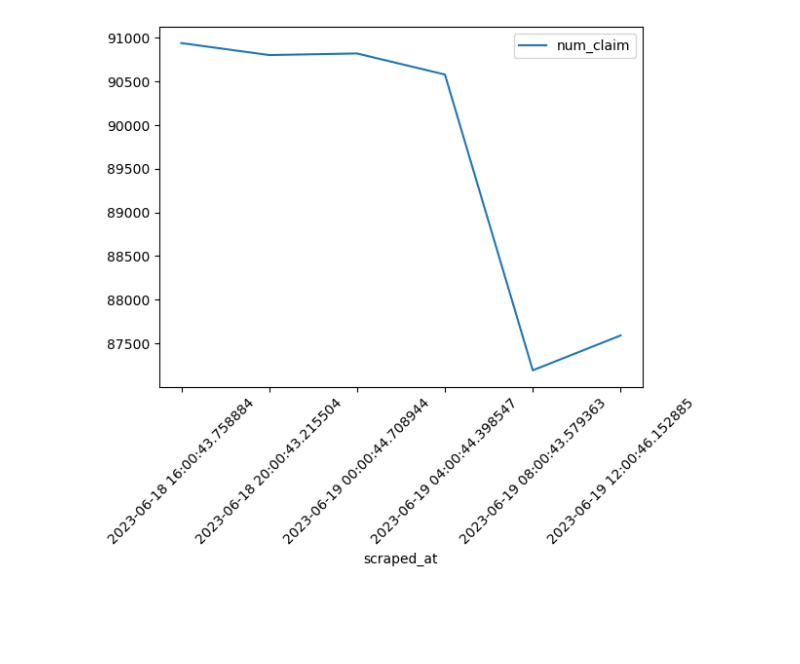
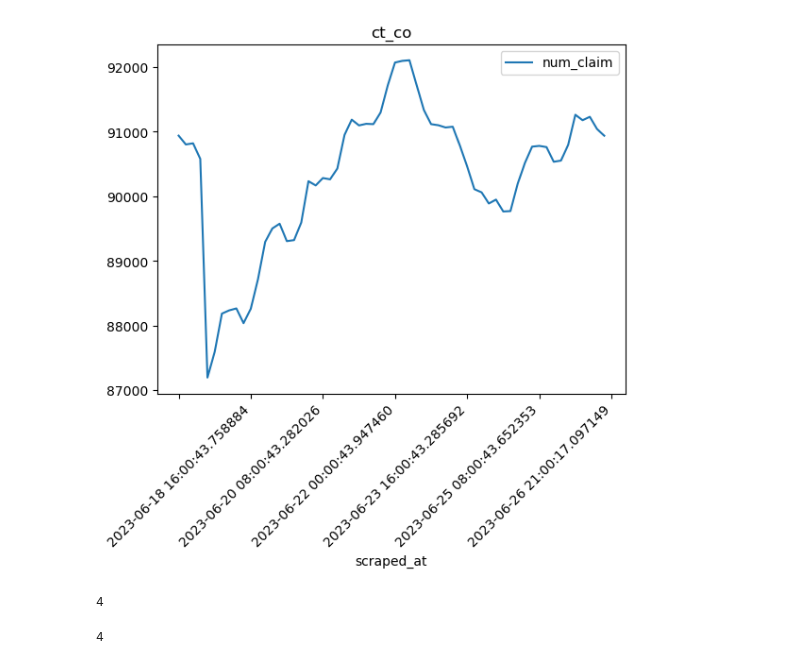
Before and after one commit to eduardofv/learn_spark, a Jupyter notebook: work-dir/claims.ipynb, the cells around one changed output. Cells and saved outputs as stored; diff of their text form; code cells hidden in the pictures; blank space fills up the shorter version.

```diff
--- a/work-dir/claims.ipynb
+++ b/work-dir/claims.ipynb
@@ -11,7 +11,7 @@ spark = SparkSession \
     .appName("Learning Spark") \
     .getOrCreate()
 # %%
-df = spark.read.json("claims/*jsonl")
+df = spark.read.json("harvester/claims/*jsonl")
 # %%
 df.show()
 # %% [output]
@@ -86,5 +70,6 @@ plt.xticks(rotation=45)
 # %%
-data = df.where(df.url.startswith("https://co")).withColumn("num_claim", df["claim"].cast("int")).toPandas()
+data = df.where(df.url.startswith("https://co.computrabajo")).sort("scraped_at").withColumn("num_claim", df["claim"].cast("int")).toPandas()
 data.plot("scraped_at", "num_claim")
-plt.xticks(rotation=45)
+plt.title("ct_co")
+_ = plt.xticks(rotation=45)
 # %% [output]
@@ -100 +76,9 @@ plt.xticks(rotation=45)
-[figure, old version]
+[figure, new version]
+# %%
+spark.sparkContext.defaultParallelism
+# %% [output]
+4
+# %%
+df.rdd.getNumPartitions()
+# %% [output]
+4
```
Also changed, not shown: parts of 4 cells of this notebook, 2 other files.
